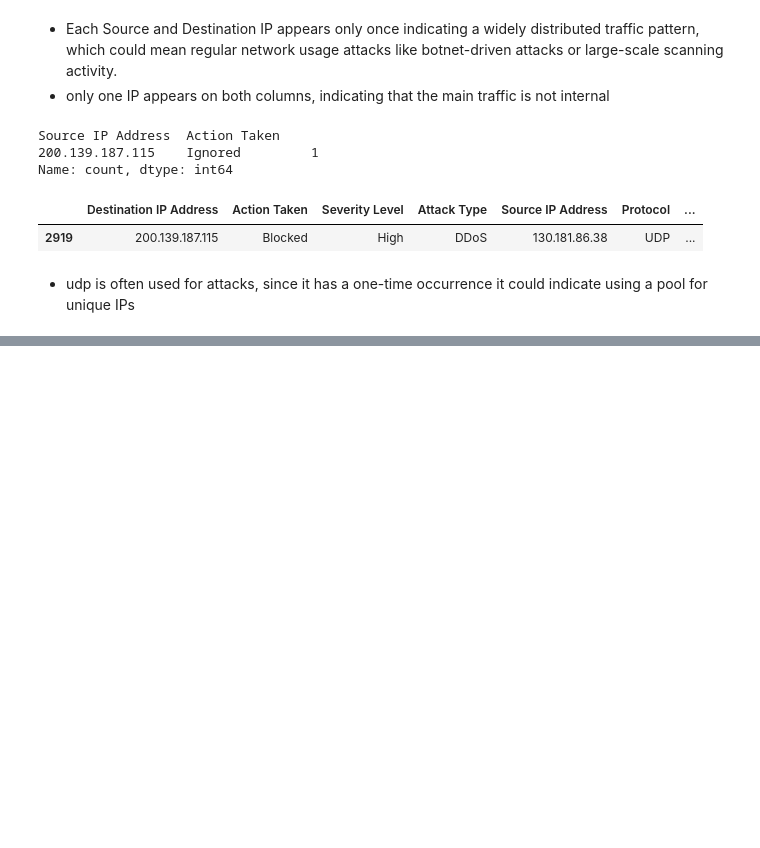
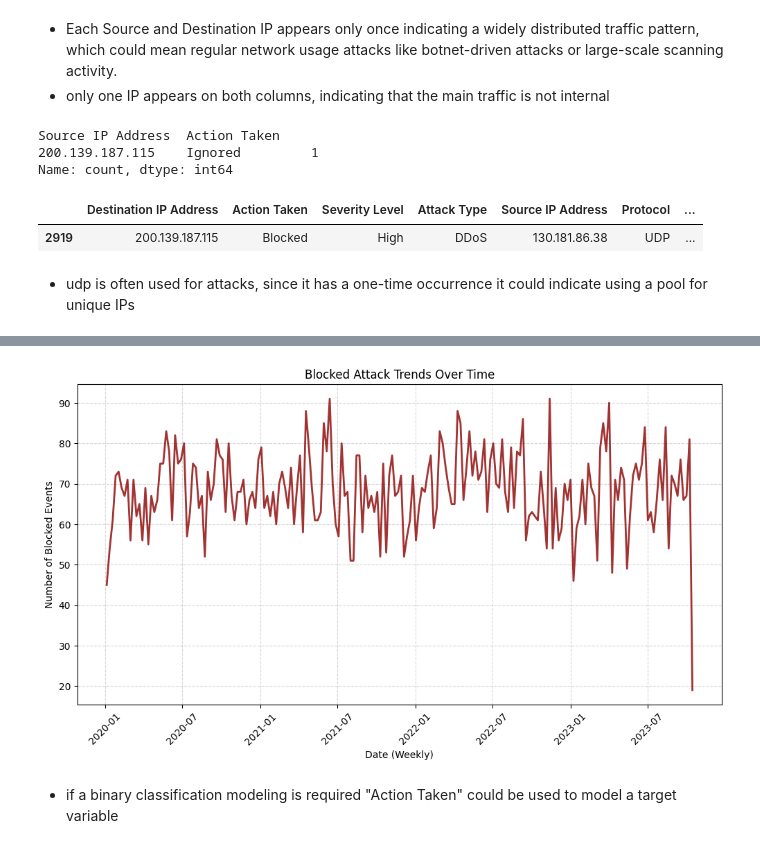
Before and after one commit to natfaria/cyberAttack, a Jupyter notebook: cyberattacks/notebooks/EDA.ipynb, the cells around one changed output, grey strips where cells are left out. Saved outputs shown, nothing was run; the diff lists cells and outputs as text; code cells hidden in the pictures; blank space fills up the shorter version.

Commit message:
added plots.py script and atack rate

```diff
--- a/cyberattacks/notebooks/EDA.ipynb
+++ b/cyberattacks/notebooks/EDA.ipynb
@@ -517,15 +520,17 @@ df[df["Destination IP Address"] == ip_address][["Destination IP Address", "Actio
 # %%
 # Save the blocked IPs by timestamp
-blocked_ips = df[df["Action Taken"] == "Blocked"]
-[["Destination IP Address",
-  "Action Taken",
-  "Severity Level",
-  "Attack Type",
-  "Source IP Address",
-  "Protocol",
-  "Geo-location Data",
-  "Timestamp"]
-  ].sort_values(by="Timestamp")
+blocked_ips = df[df["Action Taken"] == "Blocked"][
+    ["Destination IP Address",
+     "Action Taken",
+     "Severity Level",
+     "Attack Type",
+     "Source IP Address",
+     "Protocol",
+     "Geo-location Data",
+     "Timestamp"
+     ]
+].sort_values(by="Timestamp")
+
 
 # Print selected IPs
 logger.info("Blocked IPs with Timestamps and Attack Type:")
@@ -545,3 +550,24 @@ blocked_ips
 | 36511 | 106.153.127.201 | Blocked | High | Malware | 167.78.169.36 | TCP | ... |
 | 27255 | 60.237.184.216 | Blocked | Low | Malware | 144.195.160.119 | UDP | ... |
 13529 rows × 8 columns
+# %%
+# Changing timestamp to datetime
+blocked_ips["Timestamp"] = pd.to_datetime(blocked_ips["Timestamp"], errors='coerce')
+
+# Groupby the timestamp by week
+blocked_ips_groupby = blocked_ips[blocked_ips["Action Taken"] == "Blocked"].groupby(pd.Grouper(key="Timestamp", freq="W")).size()
+# %%
+# Creating the plot
+plt.figure(figsize=(12, 6))
+plt.plot(blocked_ips_groupby.index, blocked_ips_groupby.values, linestyle='-', linewidth=2, color='darkred', alpha=0.8)
+plt.xlabel("Date (Weekly)")
+plt.ylabel("Number of Blocked Events")
+plt.title("Blocked Attack Trends Over Time")
+plt.xticks(rotation=45)
+plt.grid(True, linestyle="--", alpha=0.5)
+# Display the plot
+plt.show()
+# %% [output]
+[figure, added]
+# %% [markdown]
+- if a binary classification modeling is required "Action Taken" could be used to model a target variable
```
Also changed, not shown: parts of 11 cells of this notebook, 1 other file.
